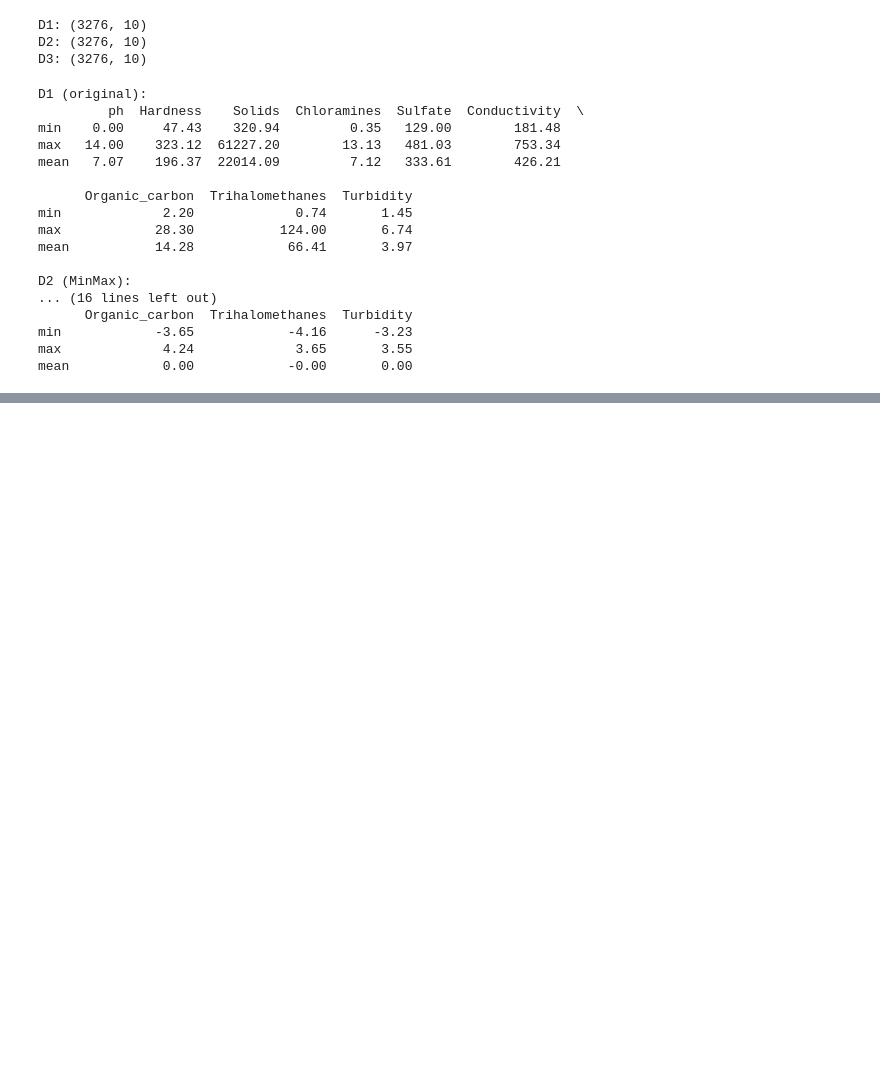
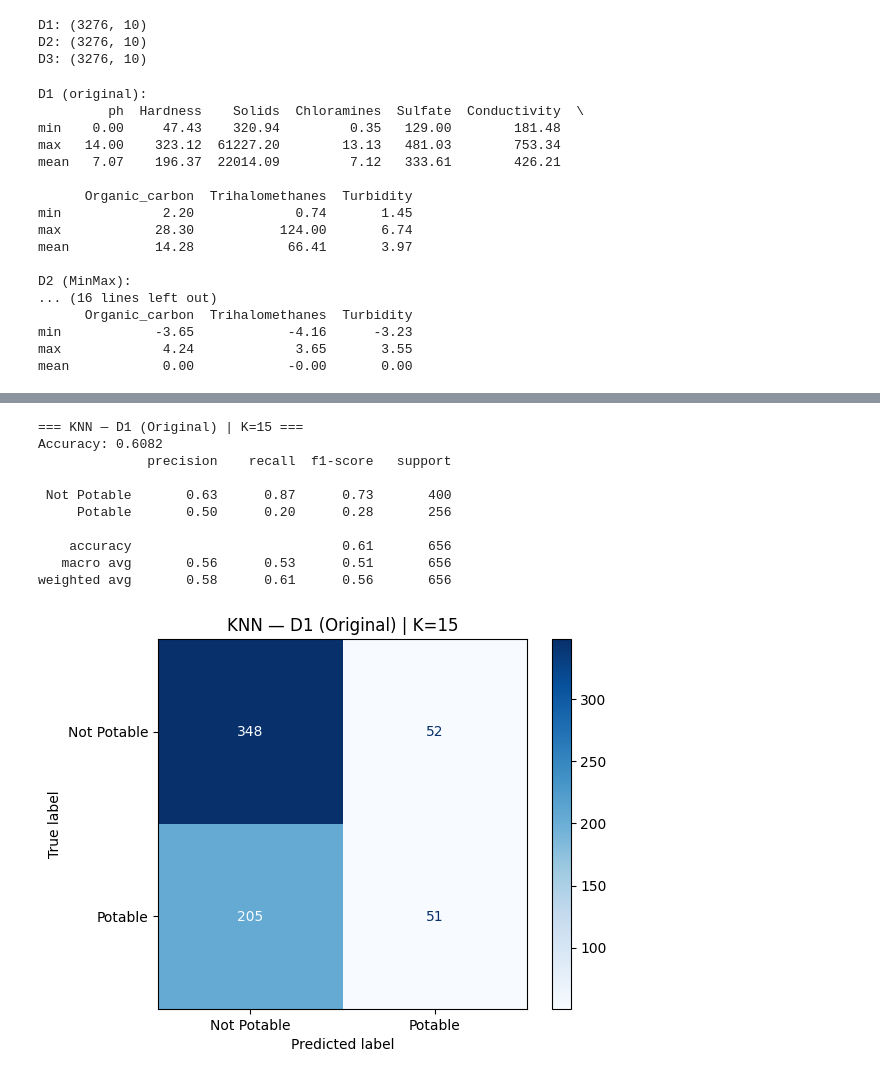
Before and after one commit to ryanpintor/MACHINE-LEARNING-PROJECT, a Jupyter notebook: ai.ipynb, the cells around one changed output, grey strips where cells are left out. Cells and saved outputs as stored; diff of their text form; code cells hidden in the pictures; blank space fills up the shorter version.

```diff
--- a/ai.ipynb
+++ b/ai.ipynb
@@ -117,0 +195,19 @@ mean            0.00            -0.00       0.00
+# %%
+# KNN on D1
+acc_d1_knn, cm_d1_knn = evaluate(
+    KNeighborsClassifier(n_neighbors=best_ks['D1'], metric='euclidean'),
+    X1_tr, X1_te, y1_tr, y1_te,
+    f"KNN — D1 (Original) | K={best_ks['D1']}"
+)
+# %% [output]
+=== KNN — D1 (Original) | K=15 ===
+Accuracy: 0.6082
+              precision    recall  f1-score   support
+
+ Not Potable       0.63      0.87      0.73       400
+     Potable       0.50      0.20      0.28       256
+
+    accuracy                           0.61       656
+   macro avg       0.56      0.53      0.51       656
+weighted avg       0.58      0.61      0.56       656
+[figure, added]
```
Also changed, not shown: parts of 10 cells of this notebook.
